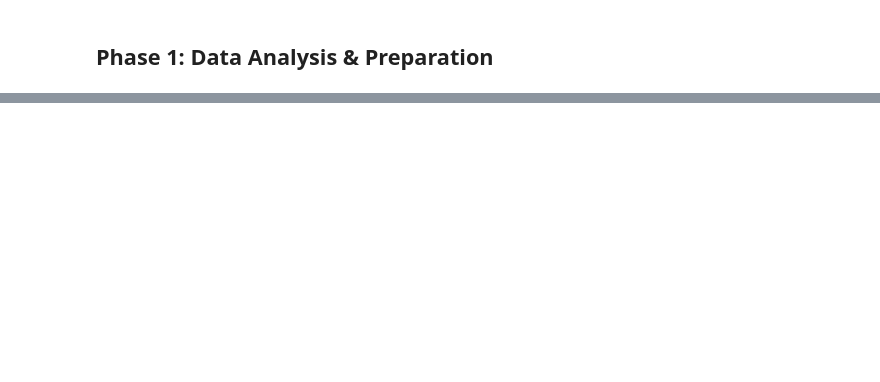
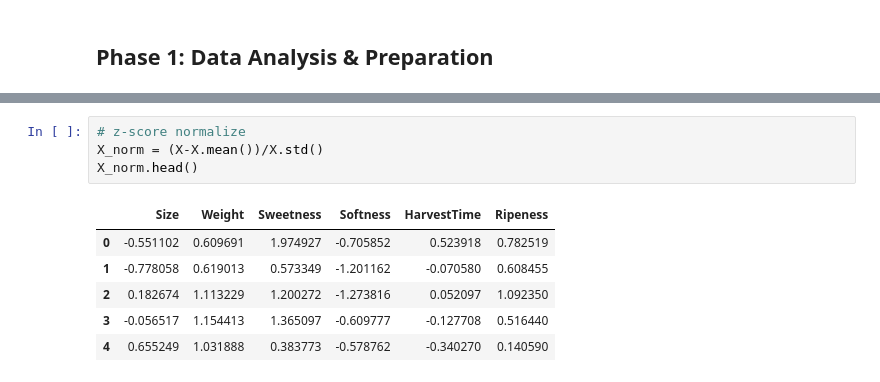
Before and after one commit to meganajoseph/NNtask, a Jupyter notebook: neural_networks_task.ipynb, the cells around one changed output, grey strips where cells are left out. Drawn from its saved outputs; the diff is of its cells as text; blank space fills up the shorter version.

```diff
--- a/neural_networks_task.ipynb
+++ b/neural_networks_task.ipynb
@@ -35,0 +34,11 @@ y.head()
+# %%
+# z-score normalize
+X_norm = (X-X.mean())/X.std()
+X_norm.head()
+# %% [output]
+|  | Size | Weight | Sweetness | Softness | HarvestTime | Ripeness |
+| 0 | -0.551102 | 0.609691 | 1.974927 | -0.705852 | 0.523918 | 0.782519 |
+| 1 | -0.778058 | 0.619013 | 0.573349 | -1.201162 | -0.070580 | 0.608455 |
+| 2 | 0.182674 | 1.113229 | 1.200272 | -1.273816 | 0.052097 | 1.092350 |
+| 3 | -0.056517 | 1.154413 | 1.365097 | -0.609777 | -0.127708 | 0.516440 |
+| 4 | 0.655249 | 1.031888 | 0.383773 | -0.578762 | -0.340270 | 0.140590 |
```
Also changed, not shown: parts of 9 cells of this notebook, 4 other files.
